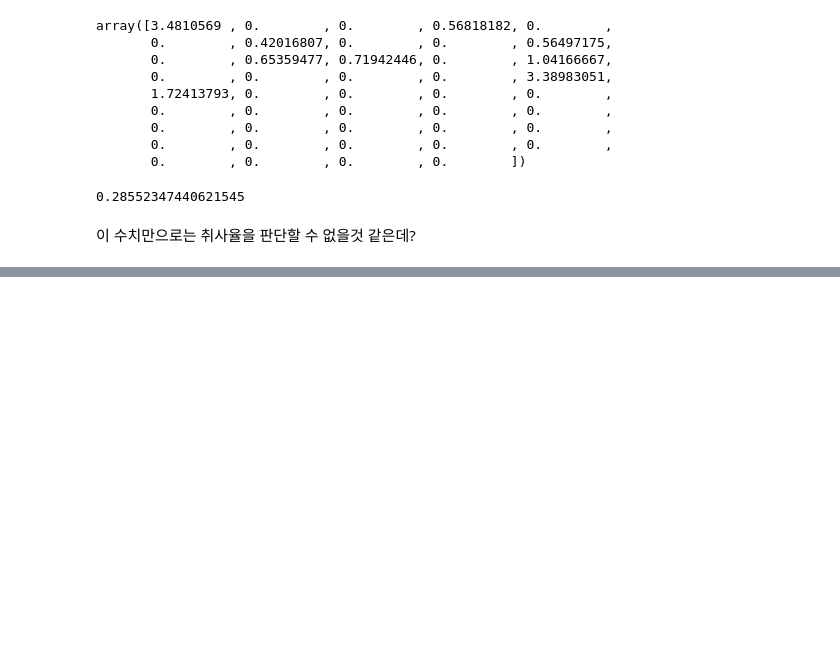
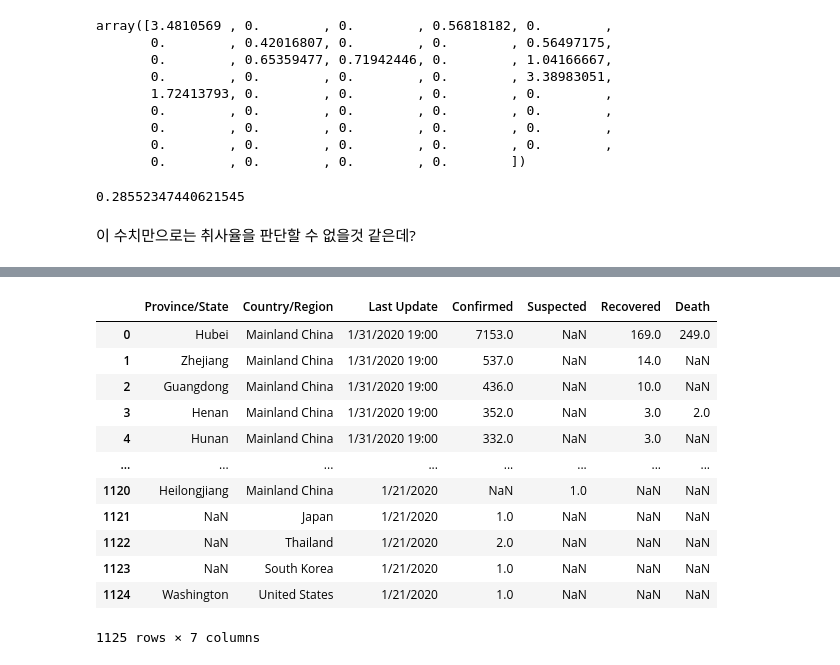
Before and after one commit to Steve-YJ/Dive-Deep-into-Wuhan-Corona, a Jupyter notebook: 02.Kaggle-coronavirus-visualization-~01.31.ipynb, the cells around one changed output, grey strips where cells are left out. Saved outputs shown, nothing was run; the diff lists cells and outputs as text; code cells hidden in the pictures; blank space fills up the shorter version.

```diff
--- a/02.Kaggle-coronavirus-visualization-~01.31.ipynb
+++ b/02.Kaggle-coronavirus-visualization-~01.31.ipynb
@@ -212,0 +435,16 @@ plt.show()
+# %%
+data
+# %% [output]
+|  | Province/State | Country/Region | Last Update | Confirmed | Suspected | Recovered | Death |
+| 0 | Hubei | Mainland China | 1/31/2020 19:00 | 7153.0 | NaN | 169.0 | 249.0 |
+| 1 | Zhejiang | Mainland China | 1/31/2020 19:00 | 537.0 | NaN | 14.0 | NaN |
+| 2 | Guangdong | Mainland China | 1/31/2020 19:00 | 436.0 | NaN | 10.0 | NaN |
+| 3 | Henan | Mainland China | 1/31/2020 19:00 | 352.0 | NaN | 3.0 | 2.0 |
+| 4 | Hunan | Mainland China | 1/31/2020 19:00 | 332.0 | NaN | 3.0 | NaN |
+| ... | ... | ... | ... | ... | ... | ... | ... |
+| 1120 | Heilongjiang | Mainland China | 1/21/2020 | NaN | 1.0 | NaN | NaN |
+| 1121 | NaN | Japan | 1/21/2020 | 1.0 | NaN | NaN | NaN |
+| 1122 | NaN | Thailand | 1/21/2020 | 2.0 | NaN | NaN | NaN |
+| 1123 | NaN | South Korea | 1/21/2020 | 1.0 | NaN | NaN | NaN |
+| 1124 | Washington | United States | 1/21/2020 | 1.0 | NaN | NaN | NaN |
+1125 rows × 7 columns
```
Also changed, not shown: parts of 24 cells of this notebook.
